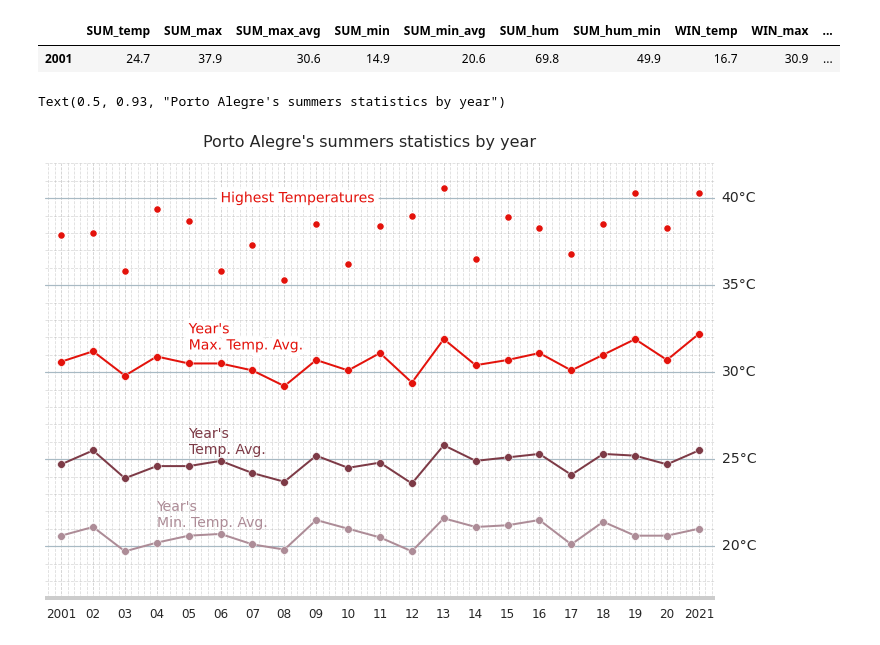
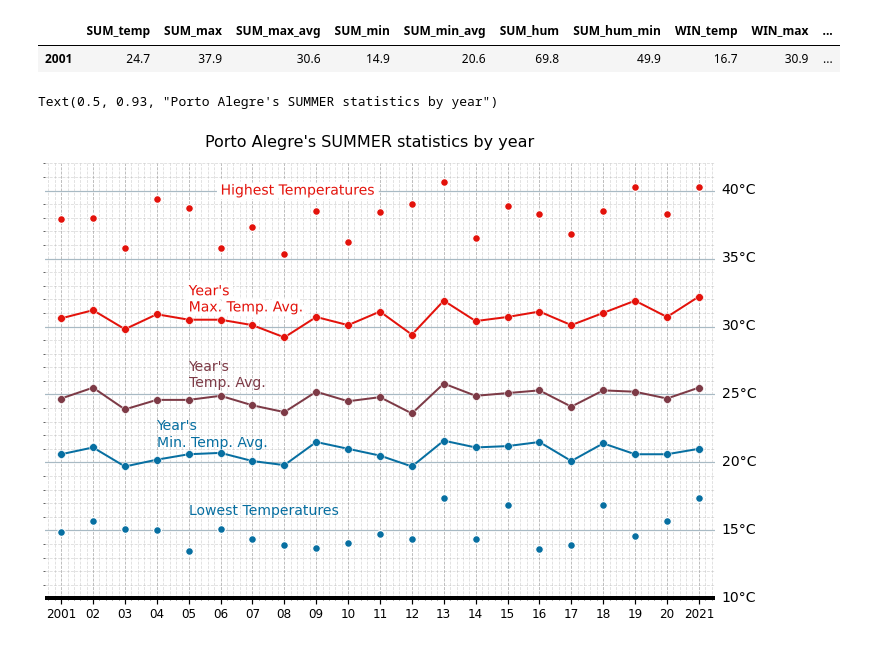
Before and after one commit to attrindade/poa-weather-analysis, a Jupyter notebook: weather-comparation.ipynb, the cells around one changed output. Cells and saved outputs as stored; diff of their text form; code cells hidden in the pictures.

```diff
--- a/weather-comparation.ipynb
+++ b/weather-comparation.ipynb
@@ -237,13 +237,13 @@ summers[1]
 | 2002-03-20 | 14.6 | 27.8 | 23.791667 | 21.7 | 80.416667 | 61.0 | 2002 | 3 | 20 |
 90 rows × 9 columns
 # %%
-# Creating year statistics data with summers and winters statistics
+# Creating year statistics table with summers and winters data inside
 seasons = pd.DataFrame(index=range(2001,2022),columns=['SUM_temp',
                                                        'SUM_max','SUM_max_avg',
                                                        'SUM_min','SUM_min_avg',
                                                        'SUM_hum','SUM_hum_min',
                                                        'WIN_temp',
-                                                       'WIN_max','WIN_max_avg,',
+                                                       'WIN_max','WIN_max_avg',
                                                        'WIN_min','WIN_min_avg',
                                                        'win_hum','WIN_hum_min'], dtype=np.float64)
 
@@ -343,6 +320,6 @@ sum_plot = seasons[['SUM_min_avg', 'SUM_temp', 'SUM_max_avg']]
 # %%
 # These are the colors I use along this plot
-COLORS = [BROWN, BROWN_DARKER, RED]
+COLORS = [BLUE, BROWN_DARKER, RED]
 # These are the year indexes of seasons dataframe
 list_years = list(seasons.index)
 
@@ -364,11 +341,12 @@ for temperature, color in zip(sum_plot,COLORS):
     ax.plot(list(list_years), seasons[temperature], color=color,lw=2)
     ax.scatter(list(list_years), seasons[temperature], fc=color, s=60, lw=0.5,ec='white',zorder=12)
 ax.scatter(list(list_years), seasons['SUM_max'], fc=RED,s=60,lw=1.2,ec='white',zorder=12)
+ax.scatter(list(list_years), seasons['SUM_min'], fc=BLUE,s=60,lw=1.2,ec='white',zorder=12)
 
 # Customize axis -----------
 # Customize y-axis ticks
-ax.yaxis.set_ticks([i * 5 for i in range(3,9)])
-ax.yaxis.set_ticklabels([i * 5 for i in range(3,9)])
+ax.yaxis.set_ticks([i * 5 for i in range(2,9)])
+ax.yaxis.set_ticklabels([i * 5 for i in range(2,9)])
 ax.yaxis.set_tick_params(labelleft=False, length=0)
 
 # Customize x-axis ticks
@@ -397,50 +375,53 @@ ax.spines['bottom'].set_lw(4)
 ax.spines['bottom'].set_capstyle('butt')
 
 # Set custom limits
-ax.set_ylim(17,42)
+ax.set_ylim(10,42)
 ax.set_xlim(2000.5,2021.5)
 
 # Add labels for verticcal grid lines ---------
 # The pad is equal to 1% of the vertical range (17 - 35)
 PAD = 18 * 0.01
-for label in [i * 5 for i in range(4,9)]:
+for label in [i * 5 for i in range(2,9)]:
     ax.text(2022.8, label - 0.2, str(label) + '°C',
            ha='right',va='baseline', fontsize=14,
            fontweight=100)
 
 # Annotate labels for variable names ---------
 
 # Note the path effecct must be a list
 path_effects = [withStroke(linewidth=10, foreground='white')]
 
 # We create a function to avoid repeating 'ax.text' many times
 def add_var_label(x, y, text, color, path_effects, ax):
     '''This function create a label with defined position and
     arguments so we dont need to repeat ax.text many times'''
     ax.text(x,y,
            text, color=color,
            fontsize=14,
            va='center', ha='left',
            path_effects=path_effects)
 var_labels = [
     {
+        'x':2006,'y':40,'text':"Highest Temperatures",
+        'color': RED, 'path_effects': path_effects},
+    {
         'x':2005,'y':32,'text':"Year's\nMax. Temp. Avg.",
         'color': RED, 'path_effects': path_effects},
     {
-        'x':2006,'y':40,'text':"Highest Temperatures",
-        'color': RED, 'path_effects': path_effects},
-    {
-        'x':2005,'y':26,'text':"Year's\nTemp. Avg.",
+        'x':2005,'y':26.5,'text':"Year's\nTemp. Avg.",
         'color': BROWN_DARKER, 'path_effects': []},
     {
-        'x':2004,'y':21.8,'text':"Year's\nMin. Temp. Avg.",
-        'color': BROWN, 'path_effects': []},
+        'x':2004,'y':22.1,'text':"Year's\nMin. Temp. Avg.",
+        'color': BLUE, 'path_effects': []},
+    {
+        'x':2005,'y':16.5,'text':"Lowest Temperatures",
+        'color': BLUE, 'path_effects': []}
 ]
 
 for label in var_labels:
     add_var_label(**label,ax=ax)
 
-plt.suptitle("Porto Alegre's summers statistics by year",y=0.93,fontsize=16)
+plt.suptitle("Porto Alegre's SUMMER statistics by year",y=0.93,fontsize=16)
 # %% [output]
-Text(0.5, 0.93, "Porto Alegre's summers statistics by year")
+Text(0.5, 0.93, "Porto Alegre's SUMMER statistics by year")
-[figure, old version]
+[figure, new version]
```
Also changed, not shown: parts of 4 cells of this notebook.
